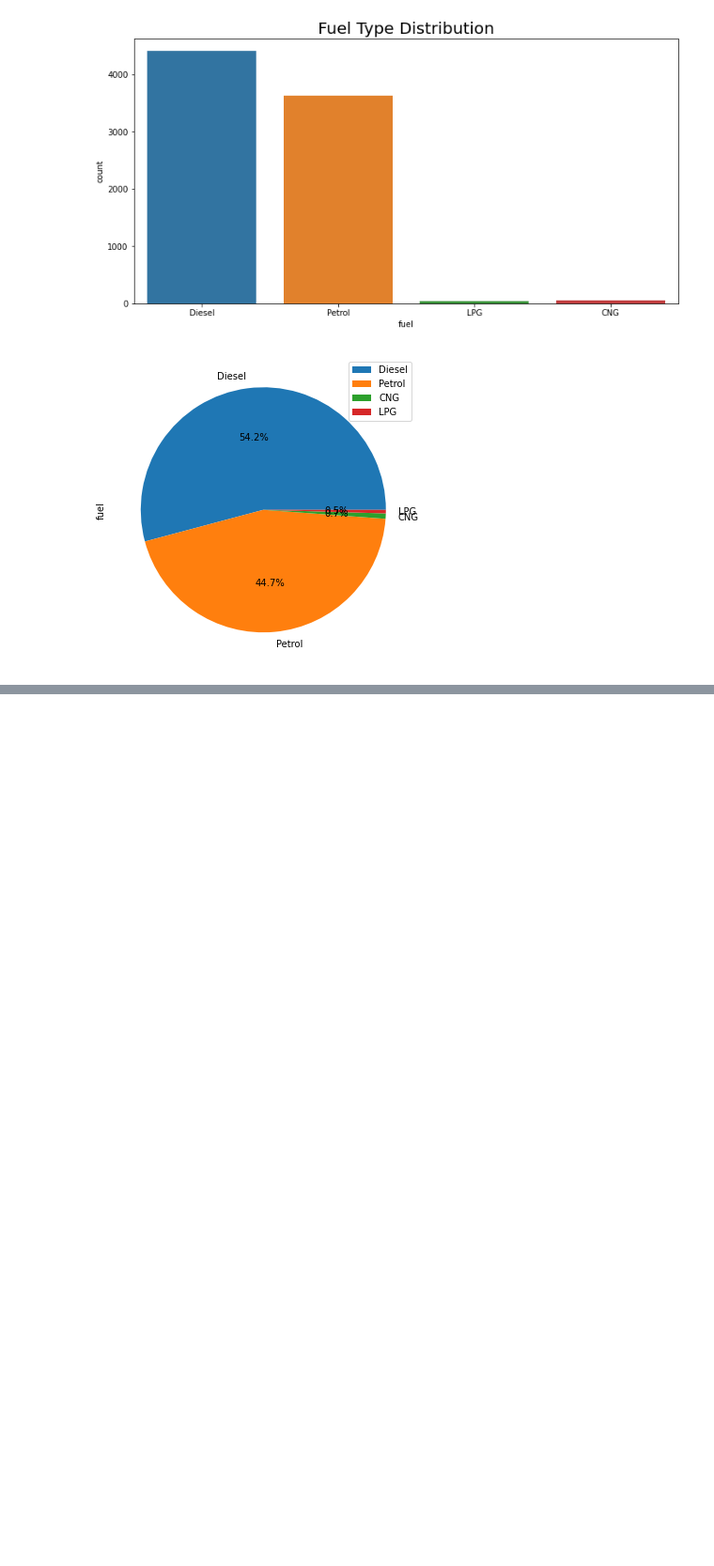
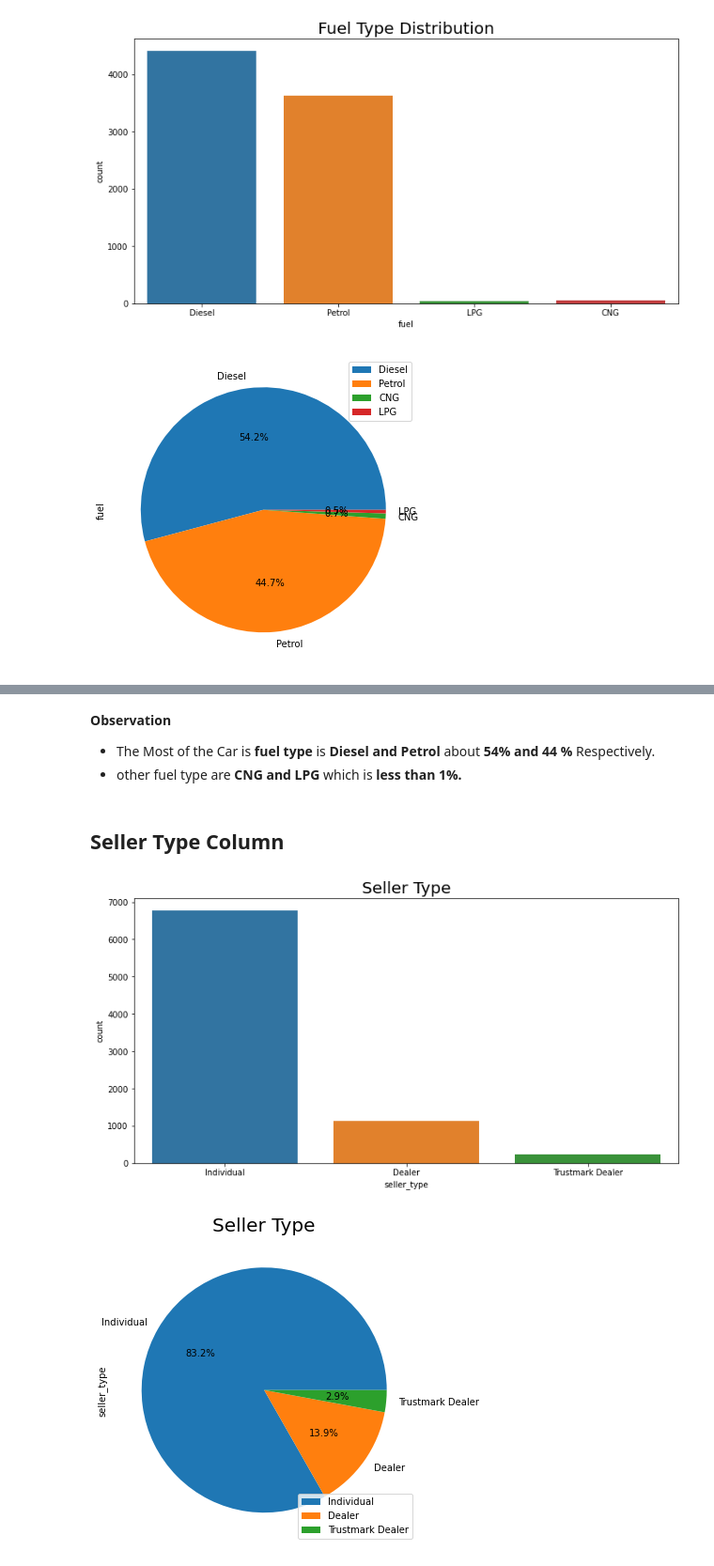
Before and after one commit to Sialsanwal/Data-Science, a Jupyter notebook: Machine learning Model/Regression Model/Project 1/Car Price EDA.ipynb, the cells around one changed output, grey strips where cells are left out. Shown at 94% size. Saved outputs shown, nothing was run; the diff lists cells and outputs as text; code cells hidden in the pictures; blank space fills up the shorter version.

```diff
--- a/Machine learning Model/Regression Model/Project 1/Car Price EDA.ipynb
+++ b/Machine learning Model/Regression Model/Project 1/Car Price EDA.ipynb
@@ -156,0 +155,20 @@ pd.DataFrame(df.fuel.value_counts()/len(df)*100)
+# %% [markdown]
+**Observation**
+- The Most of the Car is **fuel type** is **Diesel and Petrol** about **54% and 44 %** Respectively.
+- other fuel type are **CNG and LPG** which is **less than 1%.**
+# %% [markdown]
+## Seller Type Column
+# %%
+plt.figure(figsize=(12,6))
+plt.title("Seller Type",fontsize=20)
+sns.countplot(data=df,x=df.seller_type)
+plt.show()
+plt.figure(figsize=(12,6))
+plt.title("Seller Type",fontsize=20)
+
+df.seller_type.value_counts().plot(kind='pie',autopct='%.1f%%')
+plt.legend(loc=4)
+plt.show()
+# %% [output]
+[figure, added]
+[figure, added]
```
Also changed, not shown: parts of 15 cells of this notebook.
